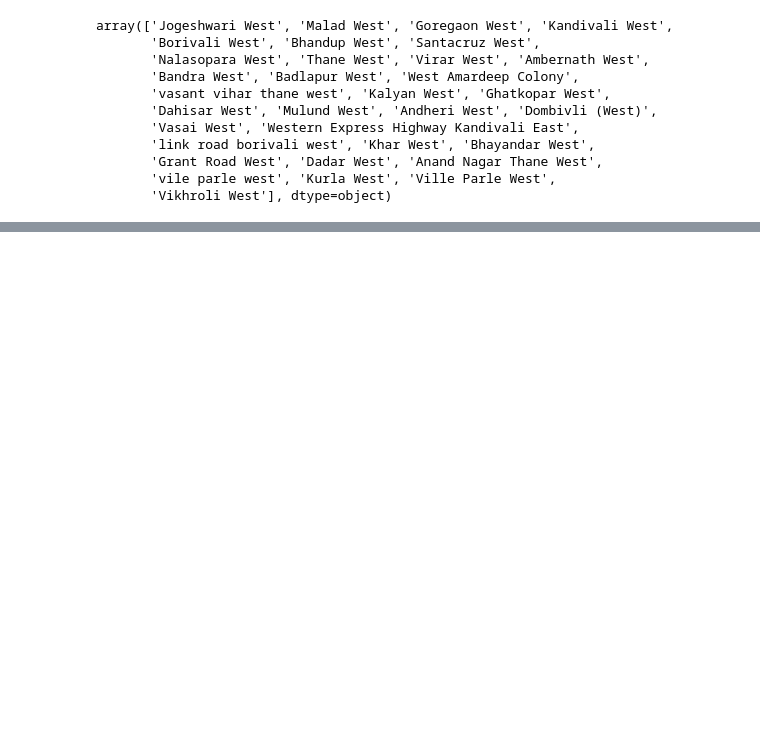
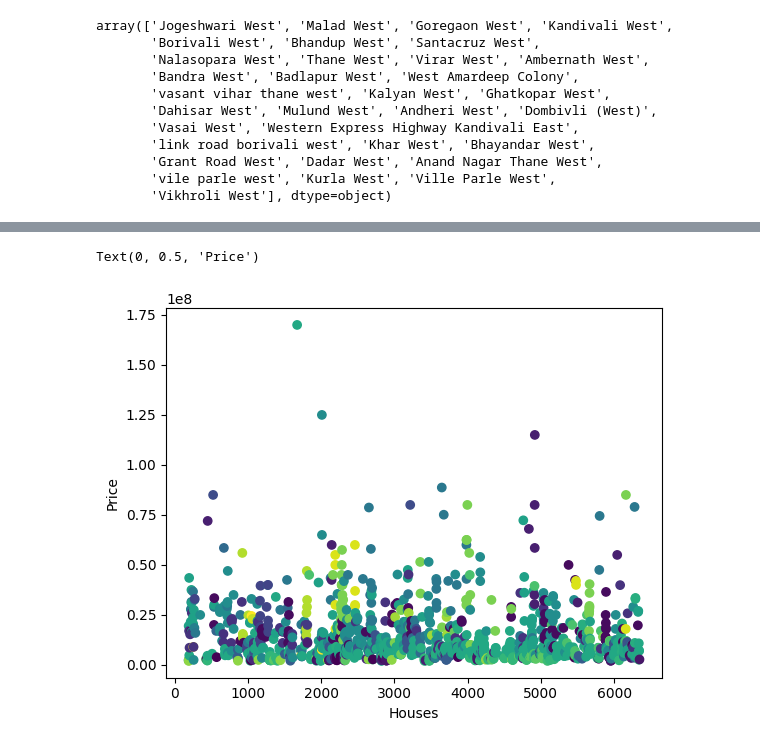
Before and after one commit to VSGit-hub/house-price-prediction, a Jupyter notebook: notebooks/eda.ipynb, the cells around one changed output, grey strips where cells are left out. Saved outputs shown, nothing was run; the diff lists cells and outputs as text; code cells hidden in the pictures; blank space fills up the shorter version.

```diff
--- a/notebooks/eda.ipynb
+++ b/notebooks/eda.ipynb
@@ -124,0 +135,3 @@ array(['Jogeshwari West', 'Malad West', 'Goregaon West', 'Kandivali West',
+# %%
+east_locations = df[df['Location'].str.contains('East', case=False, na=False)]
+east_locations["Location"].unique()
@@ -124,0 +152,6 @@ array(['Jogeshwari West', 'Malad West', 'Goregaon West', 'Kandivali West',
+# %%
+encoded_label = le.fit_transform(east_locations['Location'])
+east_v02 = east_locations.copy()
+east_v02.drop("Location", axis=1, inplace=True)
+east_v02['Location'] = encoded_label
+east_v02.head()
@@ -124,0 +165,9 @@ array(['Jogeshwari West', 'Malad West', 'Goregaon West', 'Kandivali West',
+# %%
+plt.scatter(east_v02.index,
+            east_v02['Price'],
+            c=east_v02['Location'])
+plt.xlabel("Houses")
+plt.ylabel("Price")
+# %% [output]
+Text(0, 0.5, 'Price')
+[figure, added]
```
Also changed, not shown: parts of 13 cells of this notebook, 6 other files.
